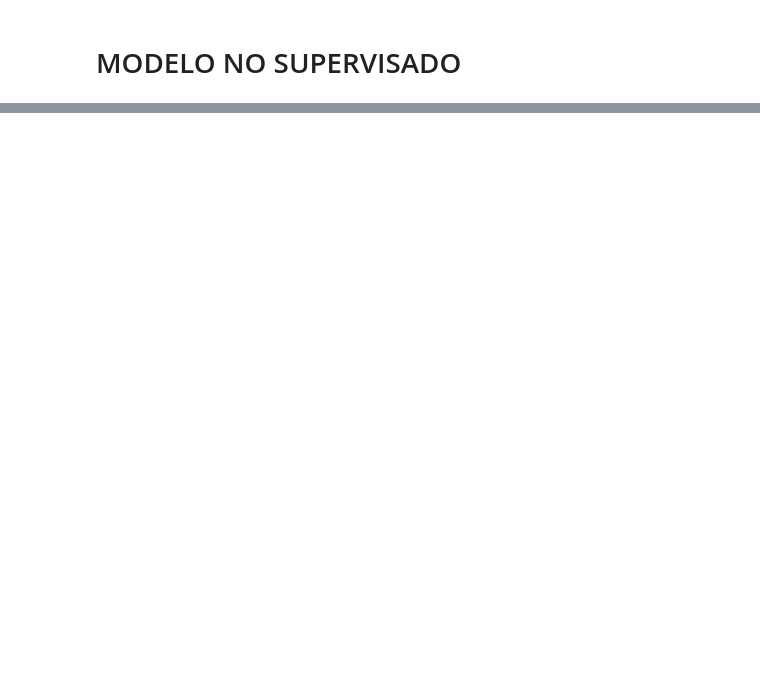
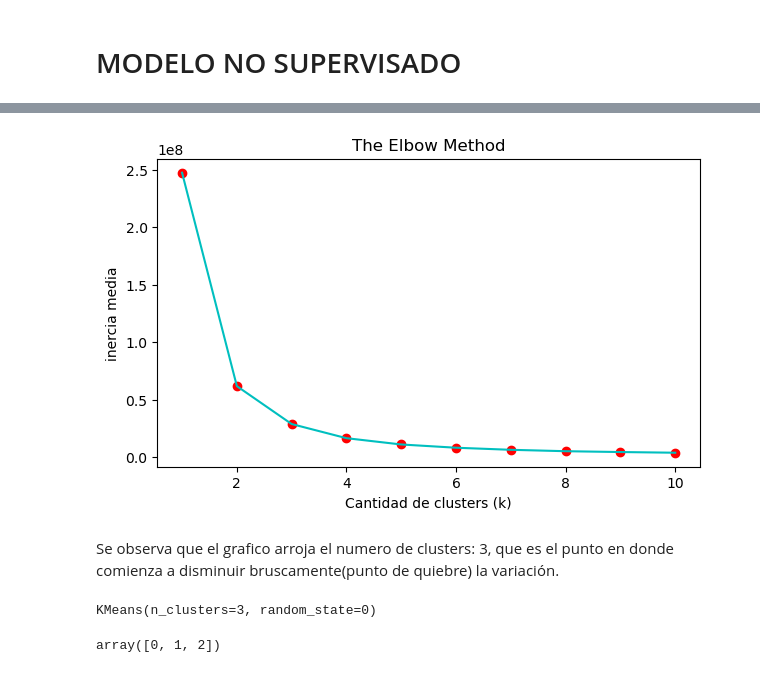
Before and after one commit to L-Ameneiro/IngeniasDataScience, a Jupyter notebook: notebooks/MODELO NO SUPERVISADO.ipynb, the cells around one changed output, grey strips where cells are left out. Saved outputs shown, nothing was run; the diff lists cells and outputs as text; code cells hidden in the pictures; blank space fills up the shorter version.

```diff
--- a/notebooks/MODELO NO SUPERVISADO.ipynb
+++ b/notebooks/MODELO NO SUPERVISADO.ipynb
@@ -296,18 +2,0 @@ plt.show()
-# %%
-# Se especifica la cantidad de clusters
-num_clusters=3
-
-# Se crea una instancia del modelo K-Means
-kmeans = KMeans(n_clusters=num_clusters)
-
-# Se ajusta el modelo a tus datos
-kmeans.fit(x)
-kmeans.fit(x)
-kmeans
-# Se obtiene las etiquetas de clúster para cada punto de datos
-labels = kmeans.labels_
-
-# Se obtiene las coordenadas de los centroides de los clústeres
-centroids = kmeans.cluster_centers_
-centroids = kmeans
-print (centroids)
@@ -349,0 +16,2 @@ punt2['movieId'] = punt2['movieId'].apply(eliminar_letras)
+# %%
+p1 = pd.read_csv('..\\datasets\\WineQT.csv')
@@ -349,0 +76,41 @@ punt2['movieId'] = punt2['movieId'].apply(eliminar_letras)
+# %%
+#Se escalan los datos
+from sklearn.preprocessing import StandardScaler
+scaler = StandardScaler()
+scaler.fit(p1)
+datos_scaled = scaler.transform(p1)
+# %%
+#Se realiza el método del codo para determinar la cantidad de clusters
+k=np. arange(1,11)
+lista_inercias = []
+for i in k:
+    kmeans = KMeans(n_clusters=i, random_state=0)
+# Instancia la clase KMeans
+    kmeans.fit(p1)
+# Ajusta el modelo KMeans a tus datos x
+    lista_inercias.append(kmeans.inertia_)
+# %%
+# Se grafica el método del codo
+plt.figure(figsize=(7, 4))
+plt.plot(k, lista_inercias, color='c')
+plt.scatter(k, lista_inercias, c='r')
+plt.xlabel('Cantidad de clusters (k)')
+plt.ylabel('inercia media')
+plt.title('The Elbow Method')
+plt.show()
+# %% [output]
+[figure, added]
+# %% [markdown]
+Se observa que el grafico arroja el numero de clusters: 3, que es el punto en donde comienza a disminuir bruscamente(punto de quiebre) la variación.
+# %%
+# Se instancia el modelo con el numero de clusters
+kmeansmodel = KMeans(n_clusters=3, random_state=0)
+kmeansmodel.fit(p1)
+# %% [output]
+KMeans(n_clusters=3, random_state=0)
+# %%
+# Etiquetas de los clusters
+etiquetas_1 = kmeansmodel.labels_
+np.unique(etiquetas_1)
+# %% [output]
+array([0, 1, 2])
```
Also changed, not shown: parts of 69 cells of this notebook, 2 other files.
